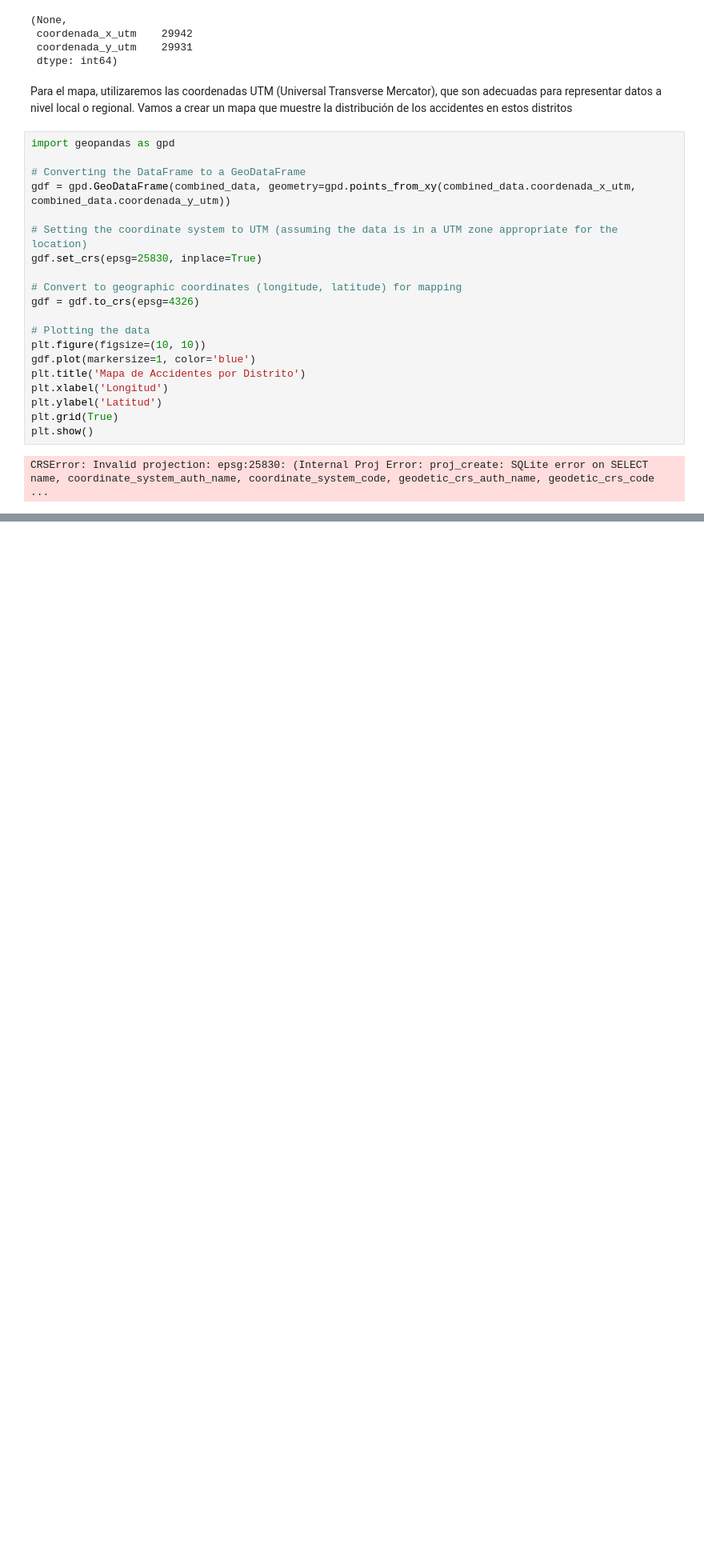
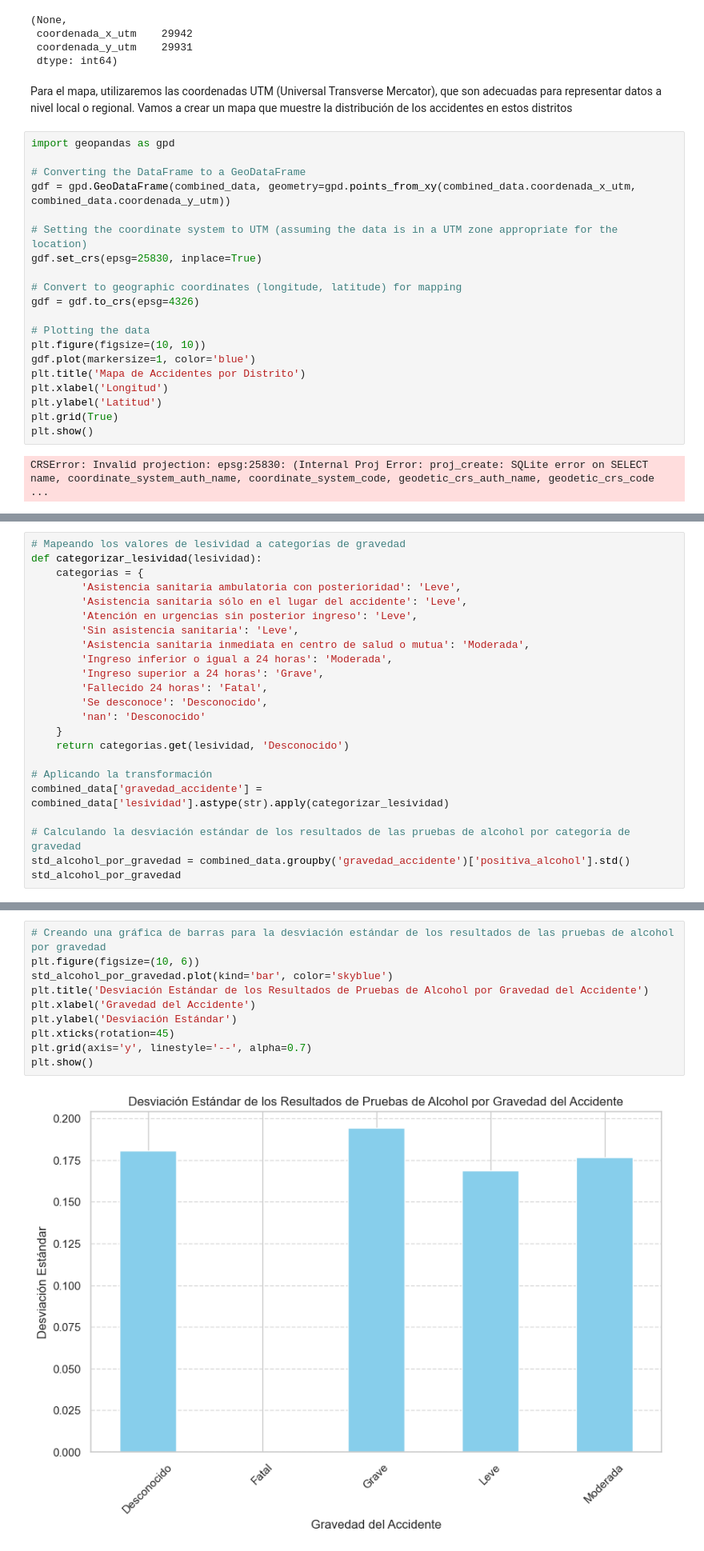
Before and after one commit to lucaramirezo/Traffic-Network-Transparency, a Jupyter notebook: Exploratory-Descriptive_Data_Analysis.ipynb, the cells around one changed output, grey strips where cells are left out. Shown at 80% size. Cells and saved outputs as stored; diff of their text form; blank space fills up the shorter version.

```diff
--- a/Exploratory-Descriptive_Data_Analysis.ipynb
+++ b/Exploratory-Descriptive_Data_Analysis.ipynb
@@ -500,0 +503,23 @@ CRSError: Invalid projection: epsg:25830: (Internal Proj Error: proj_create: SQL
+# %%
+# Mapeando los valores de lesividad a categorías de gravedad
+def categorizar_lesividad(lesividad):
+    categorias = {
+        'Asistencia sanitaria ambulatoria con posterioridad': 'Leve',
+        'Asistencia sanitaria sólo en el lugar del accidente': 'Leve',
+        'Atención en urgencias sin posterior ingreso': 'Leve',
+        'Sin asistencia sanitaria': 'Leve',
+        'Asistencia sanitaria inmediata en centro de salud o mutua': 'Moderada',
+        'Ingreso inferior o igual a 24 horas': 'Moderada',
+        'Ingreso superior a 24 horas': 'Grave',
+        'Fallecido 24 horas': 'Fatal',
+        'Se desconoce': 'Desconocido',
+        'nan': 'Desconocido'
+    }
+    return categorias.get(lesividad, 'Desconocido')
+
+# Aplicando la transformación
+combined_data['gravedad_accidente'] = combined_data['lesividad'].astype(str).apply(categorizar_lesividad)
+
+# Calculando la desviación estándar de los resultados de las pruebas de alcohol por categoría de gravedad
+std_alcohol_por_gravedad = combined_data.groupby('gravedad_accidente')['positiva_alcohol'].std()
+std_alcohol_por_gravedad
@@ -500,0 +536,12 @@ CRSError: Invalid projection: epsg:25830: (Internal Proj Error: proj_create: SQL
+# %%
+# Creando una gráfica de barras para la desviación estándar de los resultados de las pruebas de alcohol por gravedad
+plt.figure(figsize=(10, 6))
+std_alcohol_por_gravedad.plot(kind='bar', color='skyblue')
+plt.title('Desviación Estándar de los Resultados de Pruebas de Alcohol por Gravedad del Accidente')
+plt.xlabel('Gravedad del Accidente')
+plt.ylabel('Desviación Estándar')
+plt.xticks(rotation=45)
+plt.grid(axis='y', linestyle='--', alpha=0.7)
+plt.show()
+# %% [output]
+[figure, added]
```
Also changed, not shown: parts of 4 cells of this notebook, 2 other files.
